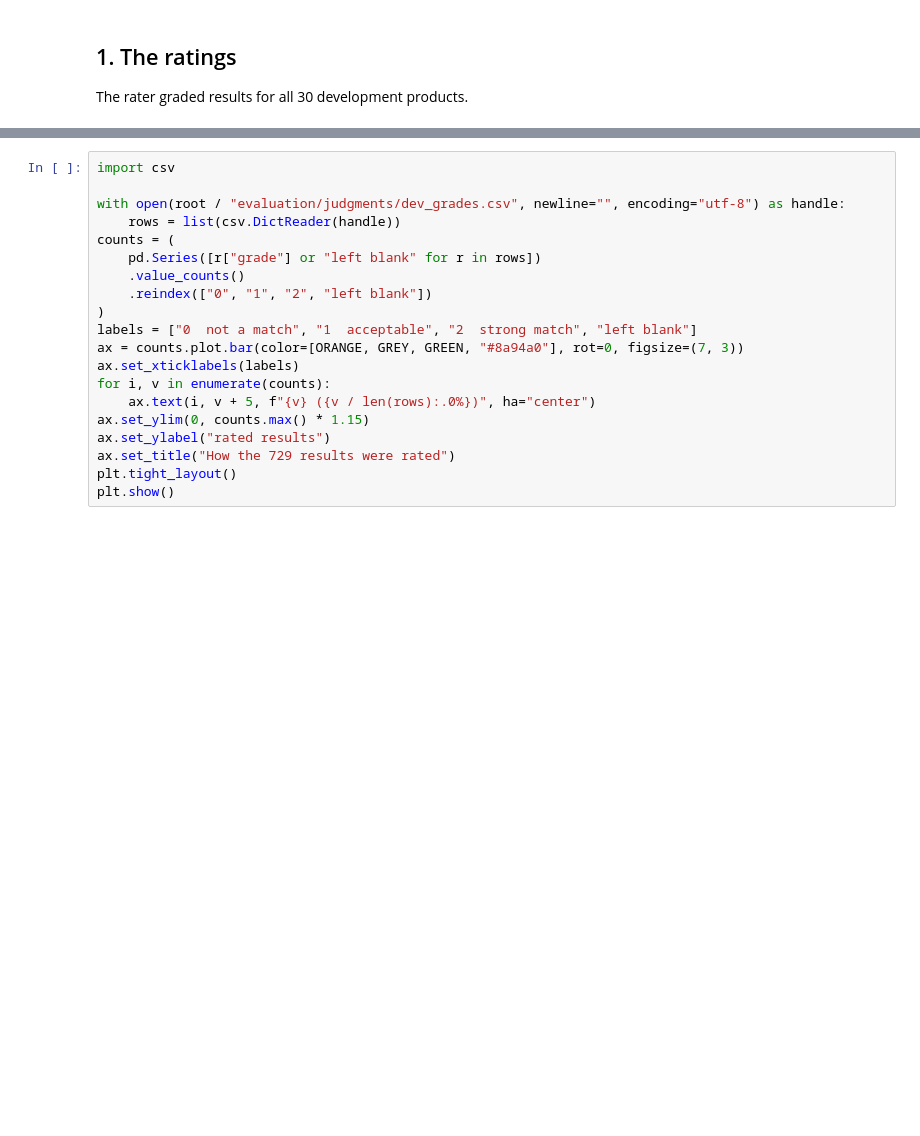
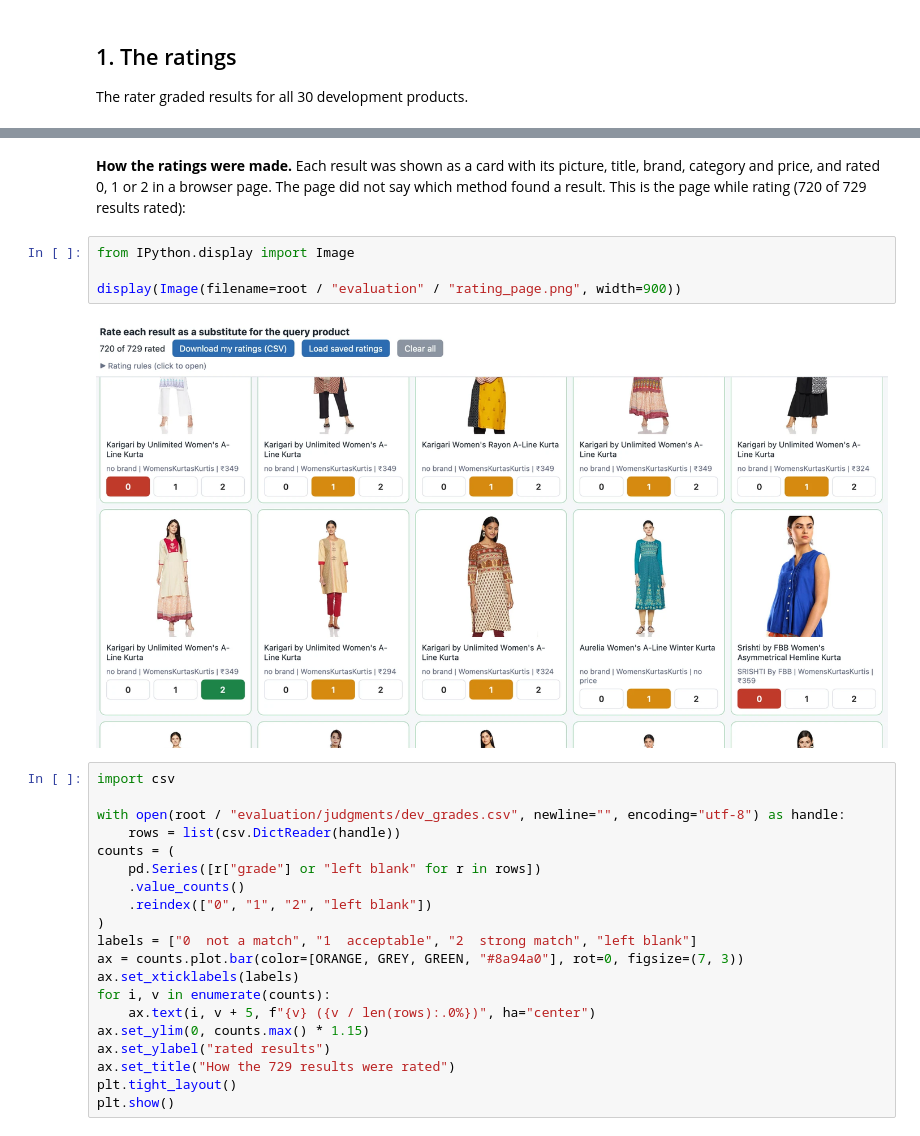
Before and after one commit to aqib-prog/sap-product-similarity, a Jupyter notebook: notebooks/04_evaluation_baseline.ipynb, the cells around one changed output, grey strips where cells are left out. Saved outputs shown, nothing was run; the diff lists cells and outputs as text; blank space fills up the shorter version.

```diff
--- a/notebooks/04_evaluation_baseline.ipynb
+++ b/notebooks/04_evaluation_baseline.ipynb
@@ -54,3 +50,11 @@ The rater graded results for all 30 development products.
+# %% [markdown]
+**How the ratings were made.** Each result was shown as a card with its picture, title, brand, category and price, and rated 0, 1 or 2 in a browser page. The page did not say which method found a result. This is the page while rating (720 of 729 results rated):
+# %%
+from IPython.display import Image
+
+display(Image(filename=root / "evaluation" / "rating_page.png", width=900))
+# %% [output]
+[figure, added]
 # %%
 import csv
 
```
Also changed, not shown: parts of 5 cells of this notebook.
